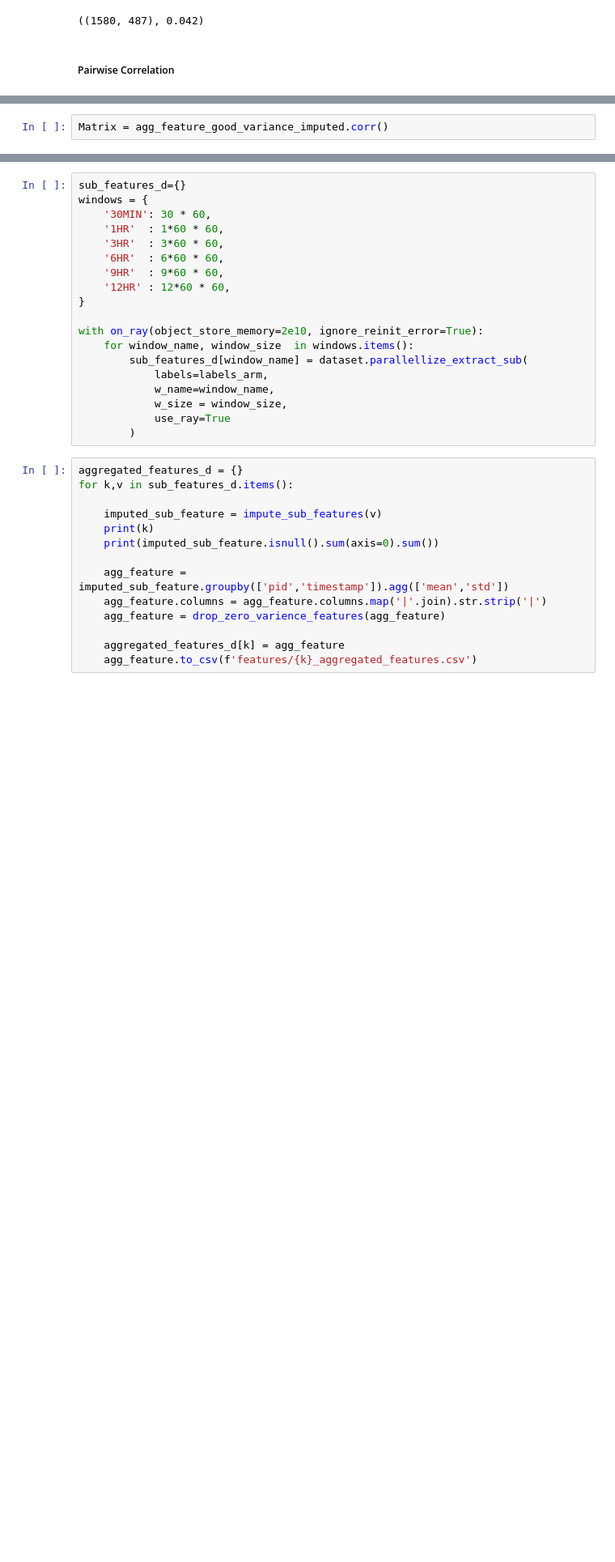
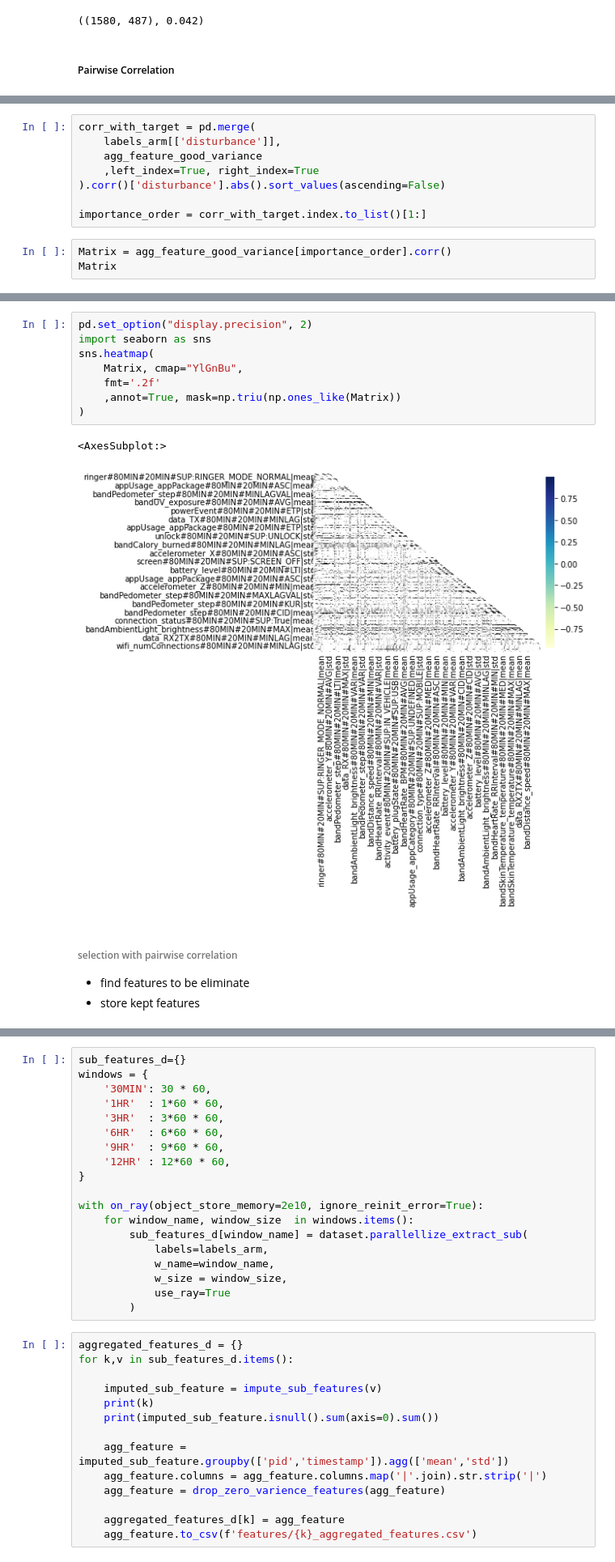
Before and after one commit to Jumabek/receptivity, a Jupyter notebook: analysis/Association Rule Mining.ipynb, the cells around one changed output, grey strips where cells are left out. Shown at 81% size. Saved outputs shown, nothing was run; the diff lists cells and outputs as text; blank space fills up the shorter version.

```diff
--- a/analysis/Association Rule Mining.ipynb
+++ b/analysis/Association Rule Mining.ipynb
@@ -2068,2 +2023,11 @@ agg_feature_good_variance.shape, STD_cutoff_threshold
+# %%
+corr_with_target = pd.merge(
+    labels_arm[['disturbance']],
+    agg_feature_good_variance
+    ,left_index=True, right_index=True
+).corr()['disturbance'].abs().sort_values(ascending=False)
+
+importance_order = corr_with_target.index.to_list()[1:]
 # %%
-Matrix = agg_feature_good_variance_imputed.corr()
+Matrix = agg_feature_good_variance[importance_order].corr()
+Matrix
@@ -2088,0 +2048,15 @@ Matrix>
+# %%
+pd.set_option("display.precision", 2)
+import seaborn as sns
+sns.heatmap(
+    Matrix, cmap="YlGnBu",
+    fmt='.2f'
+    ,annot=True, mask=np.triu(np.ones_like(Matrix))
+)
+# %% [output]
+<AxesSubplot:>
+[figure, added]
+# %% [markdown]
+###### selection with pairwise correlation
+- find features to be eliminate
+- store kept features
```
Also changed, not shown: parts of 24 cells of this notebook, 2 other files.
